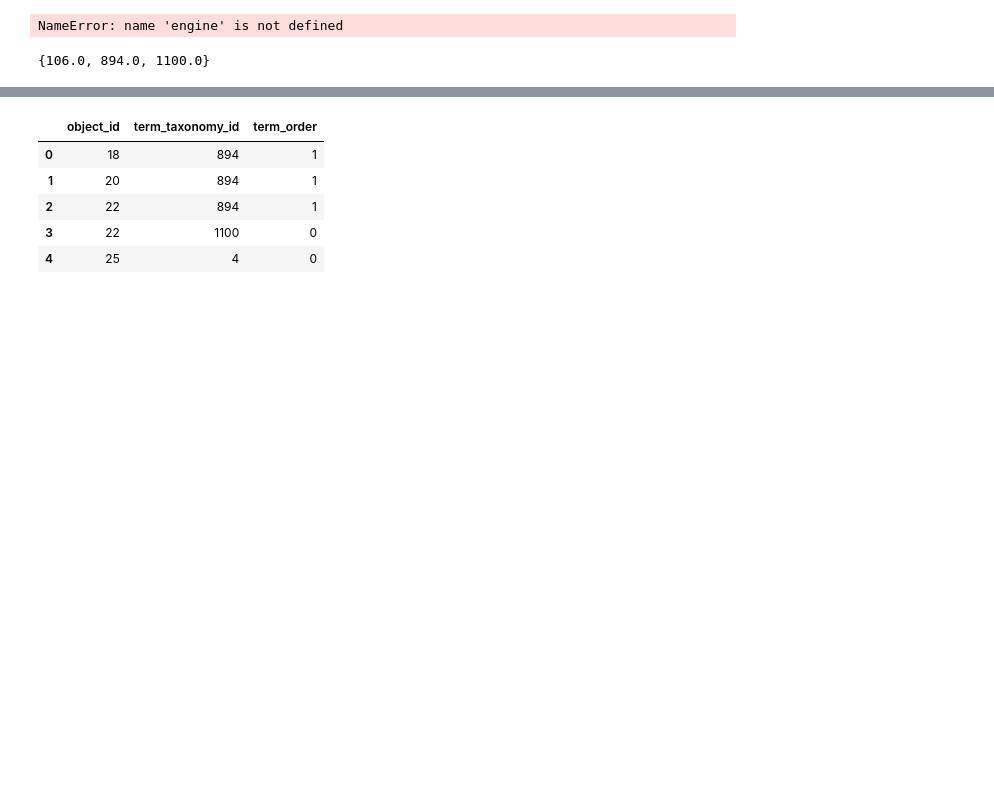
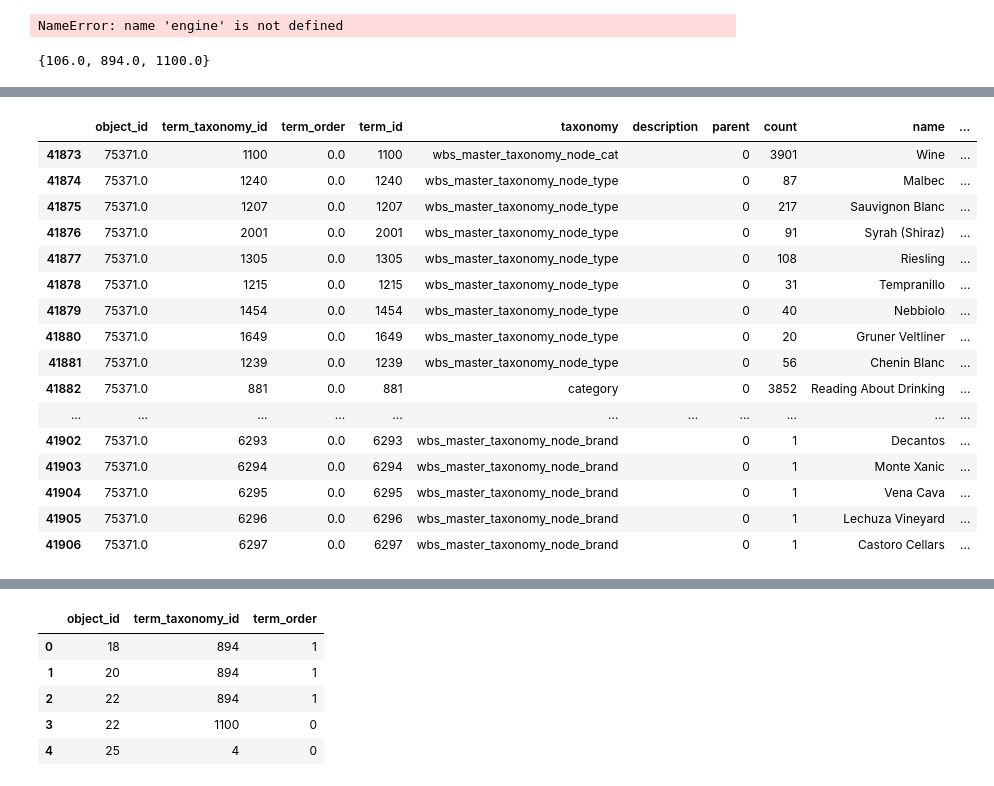
Before and after one commit to JocelynF/WineRegions, a Jupyter notebook: Testing Page Weights.ipynb, the cells around one changed output, grey strips where cells are left out. Cells and saved outputs as stored; diff of their text form; code cells hidden in the pictures; blank space fills up the shorter version.

```diff
--- a/Testing Page Weights.ipynb
+++ b/Testing Page Weights.ipynb
@@ -56,0 +48,20 @@ wp_pageterms.head()
+# %%
+wp_pageterms[wp_pageterms['object_id']==75371]
+# %% [output]
+|  | object_id | term_taxonomy_id | term_order | term_id | taxonomy | description | parent | count | name | ... |
+| 41873 | 75371.0 | 1100 | 0.0 | 1100 | wbs_master_taxonomy_node_cat |  | 0 | 3901 | Wine | ... |
+| 41874 | 75371.0 | 1240 | 0.0 | 1240 | wbs_master_taxonomy_node_type |  | 0 | 87 | Malbec | ... |
+| 41875 | 75371.0 | 1207 | 0.0 | 1207 | wbs_master_taxonomy_node_type |  | 0 | 217 | Sauvignon Blanc | ... |
+| 41876 | 75371.0 | 2001 | 0.0 | 2001 | wbs_master_taxonomy_node_type |  | 0 | 91 | Syrah (Shiraz) | ... |
+| 41877 | 75371.0 | 1305 | 0.0 | 1305 | wbs_master_taxonomy_node_type |  | 0 | 108 | Riesling | ... |
+| 41878 | 75371.0 | 1215 | 0.0 | 1215 | wbs_master_taxonomy_node_type |  | 0 | 31 | Tempranillo | ... |
+| 41879 | 75371.0 | 1454 | 0.0 | 1454 | wbs_master_taxonomy_node_type |  | 0 | 40 | Nebbiolo | ... |
+| 41880 | 75371.0 | 1649 | 0.0 | 1649 | wbs_master_taxonomy_node_type |  | 0 | 20 | Gruner Veltliner | ... |
+| 41881 | 75371.0 | 1239 | 0.0 | 1239 | wbs_master_taxonomy_node_type |  | 0 | 56 | Chenin Blanc | ... |
+| 41882 | 75371.0 | 881 | 0.0 | 881 | category |  | 0 | 3852 | Reading About Drinking | ... |
+| ... | ... | ... | ... | ... | ... | ... | ... | ... | ... | ... |
+| 41902 | 75371.0 | 6293 | 0.0 | 6293 | wbs_master_taxonomy_node_brand |  | 0 | 1 | Decantos | ... |
+| 41903 | 75371.0 | 6294 | 0.0 | 6294 | wbs_master_taxonomy_node_brand |  | 0 | 1 | Monte Xanic | ... |
+| 41904 | 75371.0 | 6295 | 0.0 | 6295 | wbs_master_taxonomy_node_brand |  | 0 | 1 | Vena Cava | ... |
+| 41905 | 75371.0 | 6296 | 0.0 | 6296 | wbs_master_taxonomy_node_brand |  | 0 | 1 | Lechuza Vineyard | ... |
+| 41906 | 75371.0 | 6297 | 0.0 | 6297 | wbs_master_taxonomy_node_brand |  | 0 | 1 | Castoro Cellars | ... |
```
Also changed, not shown: parts of 10 cells of this notebook, 4 other files.
